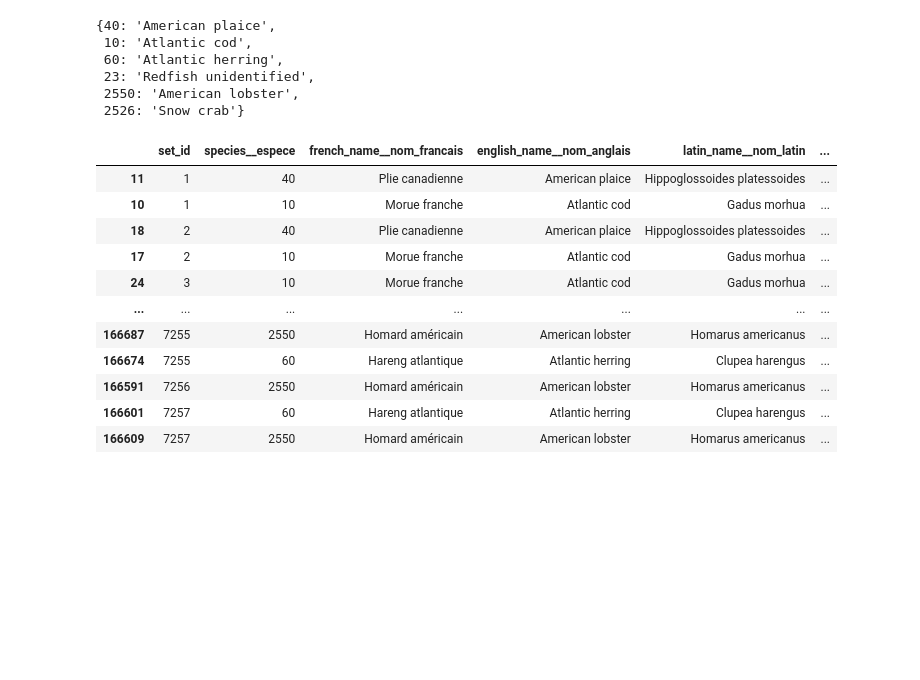
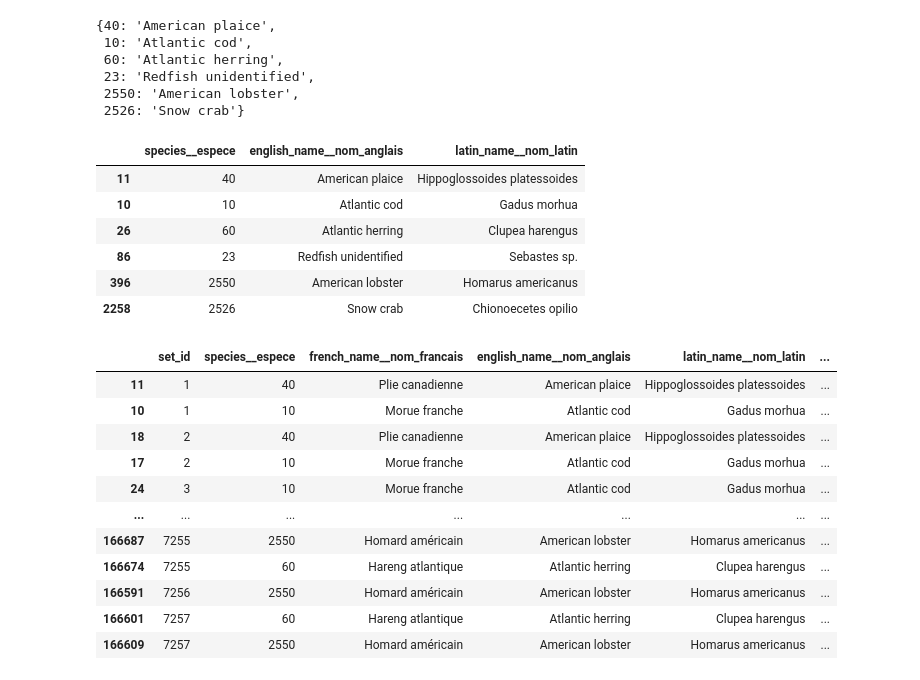
Before and after one commit to davjfish/WatspeedStatsGroupProject, a Jupyter notebook: analysis/Initial_Exploration_of_Data.ipynb, the cells around one changed output. Drawn from its saved outputs; the diff is of its cells as text; code cells hidden in the pictures; blank space fills up the shorter version.

```diff
--- a/analysis/Initial_Exploration_of_Data.ipynb
+++ b/analysis/Initial_Exploration_of_Data.ipynb
@@ -466,6 +466,16 @@ species_code_lookup
  23: 'Redfish unidentified',
  2550: 'American lobster',
  2526: 'Snow crab'}
+# %%
+species_df[mask][["species__espece", "english_name__nom_anglais", "latin_name__nom_latin"]].drop_duplicates()
+# %% [output]
+|  | species__espece | english_name__nom_anglais | latin_name__nom_latin |
+| 11 | 40 | American plaice | Hippoglossoides platessoides |
+| 10 | 10 | Atlantic cod | Gadus morhua |
+| 26 | 60 | Atlantic herring | Clupea harengus |
+| 86 | 23 | Redfish unidentified | Sebastes sp. |
+| 396 | 2550 | American lobster | Homarus americanus |
+| 2258 | 2526 | Snow crab | Chionoecetes opilio |
 # %%
 thinned_species_df = species_df[mask]
 thinned_species_df
```
Also changed, not shown: 4 other files.
